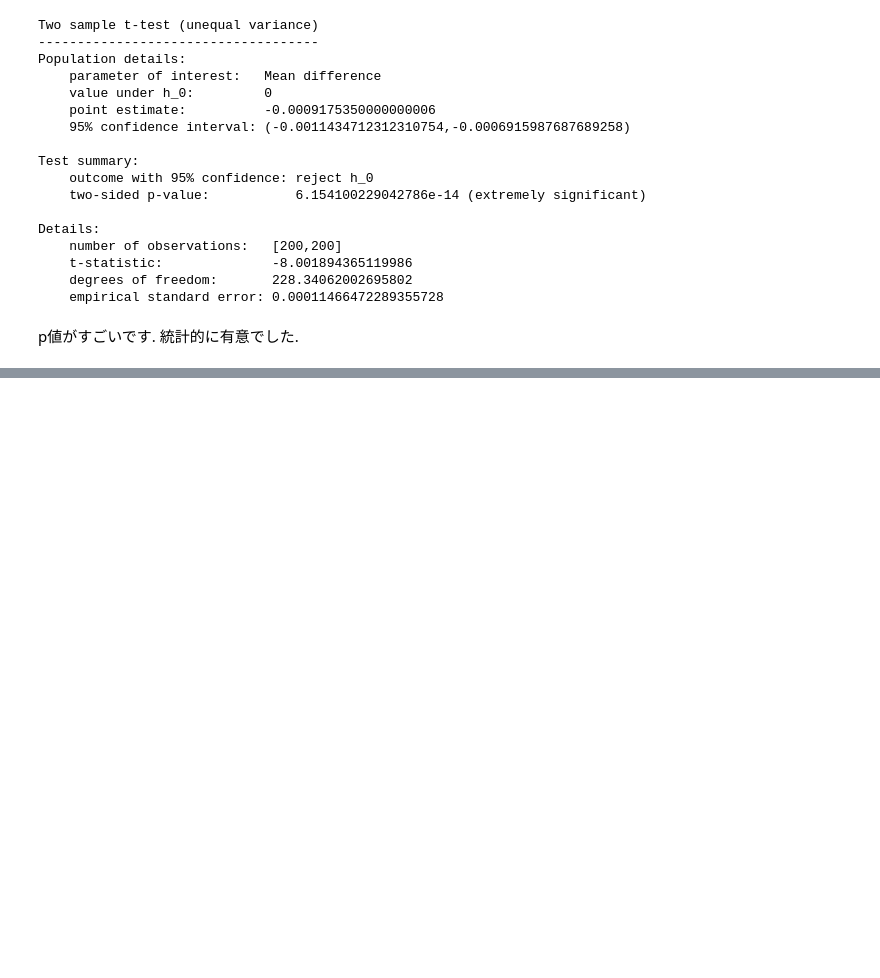
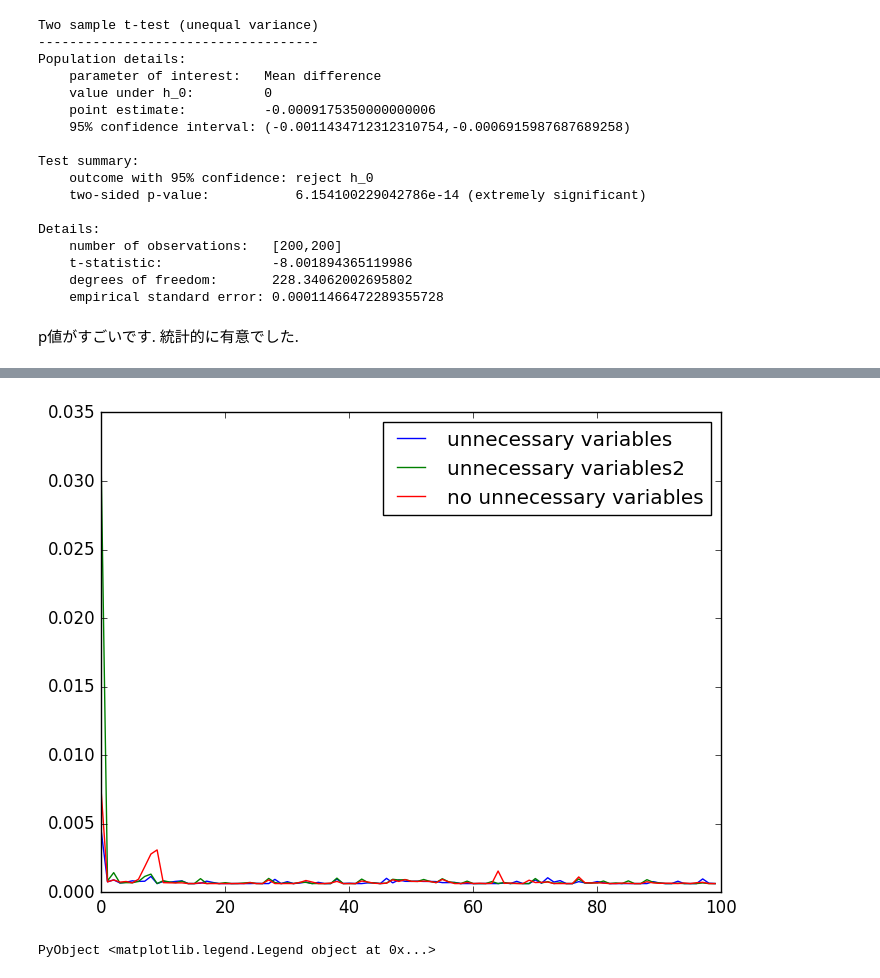
Before and after one commit to nswa17/DA.jl, a Jupyter notebook: DA.ipynb, the cells around one changed output, grey strips where cells are left out. Cells and saved outputs as stored; diff of their text form; code cells hidden in the pictures; blank space fills up the shorter version.

```diff
--- a/DA.ipynb
+++ b/DA.ipynb
@@ -2848,0 +2957,21 @@ p値がすごいです. 統計的に有意でした.
+# %%
+xs = shuffle(collect(1:1000000))
+t0s = []
+t1s = []
+t2s = []
+for i in 1:100
+    _, t0, _, _, _ = @timed useuselessvar(xs)
+    _, t1, _, _, _ = @timed useuselessvar2(xs)
+    _, t2, _, _, _ = @timed nouseuselessvar(xs)
+    push!(t0s, t0)
+    push!(t1s, t1)
+    push!(t2s, t2)
+end
+# %%
+plot(t0s, label="unnecessary variables")
+plot(t1s, label="unnecessary variables2")
+plot(t2s, label="no unnecessary variables")
+legend()
+# %% [output]
+[figure, added]
+PyObject <matplotlib.legend.Legend object at 0x...>
```
Also changed, not shown: parts of 9 cells of this notebook, 9 other files.
